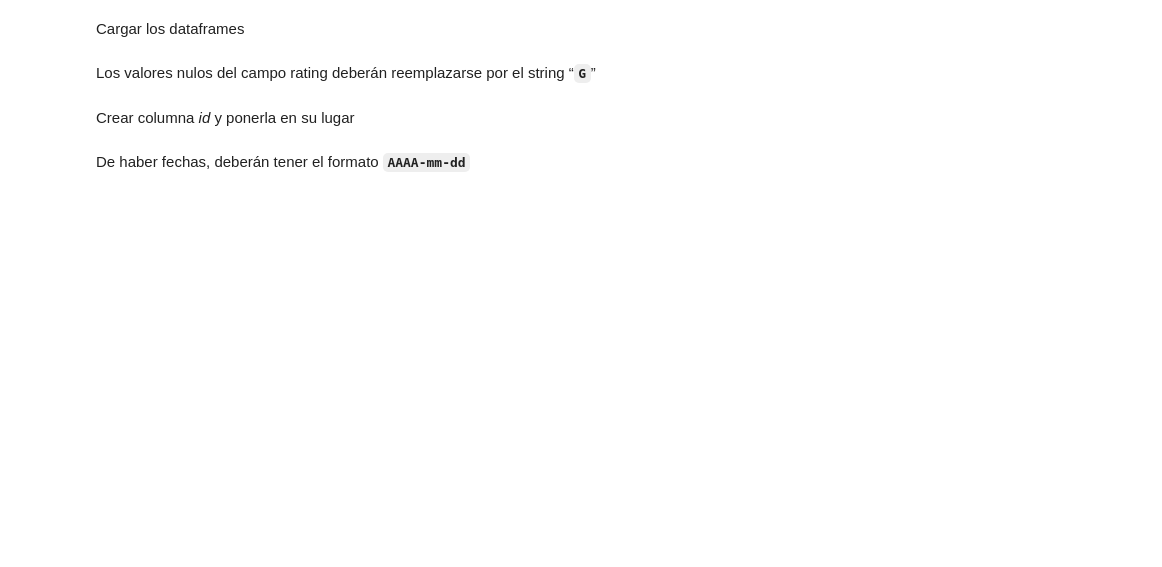
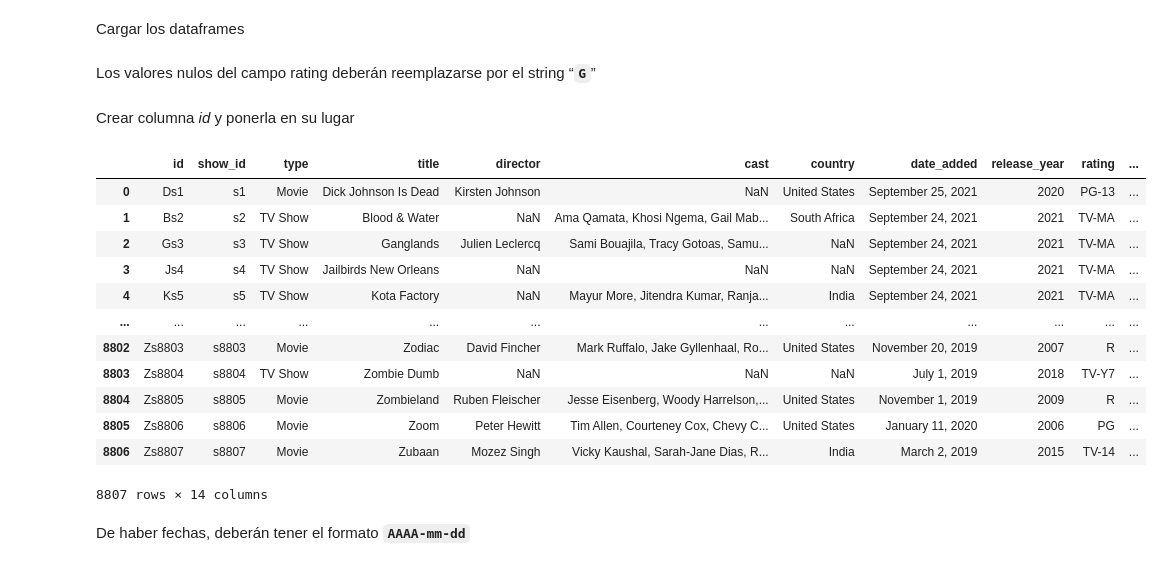
Before and after one commit to Magic-Mario/TP-DataEngineer, a Jupyter notebook: main/main.ipynb, the cells around one changed output. Drawn from its saved outputs; the diff is of its cells as text; code cells hidden in the pictures; blank space fills up the shorter version.

```diff
--- a/main/main.ipynb
+++ b/main/main.ipynb
@@ -29,19 +29,34 @@ Crear columna *id* y ponerla en su lugar
 # %%
 def generate_id(df):
     plataform_name = df['title']
     show_id = df['show_id']
     return plataform_name[0] + str(show_id)
 
 def create_id_column(df):
     df['id'] = df.apply(generate_id, axis=1)
     pop_id = df.pop('id')
     df.insert(0, 'id', pop_id)
+    return df
 
 
 create_id_column(amazon_df)
 create_id_column(disney_plus_df)
 create_id_column(hulu_df)
 create_id_column(netflix_title_df)
+# %% [output]
+|  | id | show_id | type | title | director | cast | country | date_added | release_year | rating | ... |
+| 0 | Ds1 | s1 | Movie | Dick Johnson Is Dead | Kirsten Johnson | NaN | United States | September 25, 2021 | 2020 | PG-13 | ... |
+| 1 | Bs2 | s2 | TV Show | Blood & Water | NaN | Ama Qamata, Khosi Ngema, Gail Mab... | South Africa | September 24, 2021 | 2021 | TV-MA | ... |
+| 2 | Gs3 | s3 | TV Show | Ganglands | Julien Leclercq | Sami Bouajila, Tracy Gotoas, Samu... | NaN | September 24, 2021 | 2021 | TV-MA | ... |
+| 3 | Js4 | s4 | TV Show | Jailbirds New Orleans | NaN | NaN | NaN | September 24, 2021 | 2021 | TV-MA | ... |
+| 4 | Ks5 | s5 | TV Show | Kota Factory | NaN | Mayur More, Jitendra Kumar, Ranja... | India | September 24, 2021 | 2021 | TV-MA | ... |
+| ... | ... | ... | ... | ... | ... | ... | ... | ... | ... | ... | ... |
+| 8802 | Zs8803 | s8803 | Movie | Zodiac | David Fincher | Mark Ruffalo, Jake Gyllenhaal, Ro... | United States | November 20, 2019 | 2007 | R | ... |
+| 8803 | Zs8804 | s8804 | TV Show | Zombie Dumb | NaN | NaN | NaN | July 1, 2019 | 2018 | TV-Y7 | ... |
+| 8804 | Zs8805 | s8805 | Movie | Zombieland | Ruben Fleischer | Jesse Eisenberg, Woody Harrelson,... | United States | November 1, 2019 | 2009 | R | ... |
+| 8805 | Zs8806 | s8806 | Movie | Zoom | Peter Hewitt | Tim Allen, Courteney Cox, Chevy C... | United States | January 11, 2020 | 2006 | PG | ... |
+| 8806 | Zs8807 | s8807 | Movie | Zubaan | Mozez Singh | Vicky Kaushal, Sarah-Jane Dias, R... | India | March 2, 2019 | 2015 | TV-14 | ... |
+8807 rows × 14 columns
 # %% [markdown]
 De haber fechas, deberán tener el formato **`AAAA-mm-dd`**
 # %%
```
Also changed, not shown: parts of 3 cells of this notebook.
